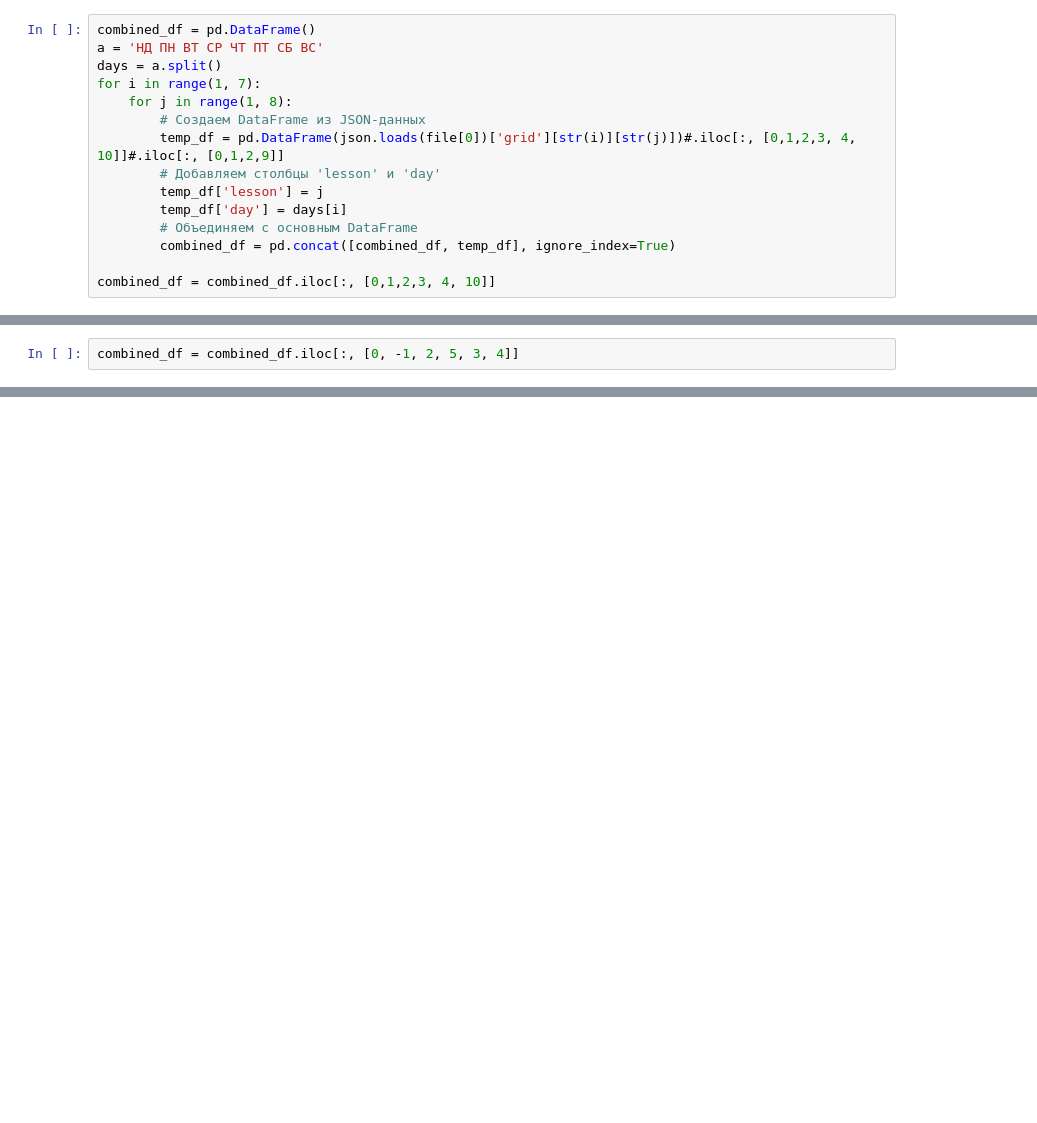
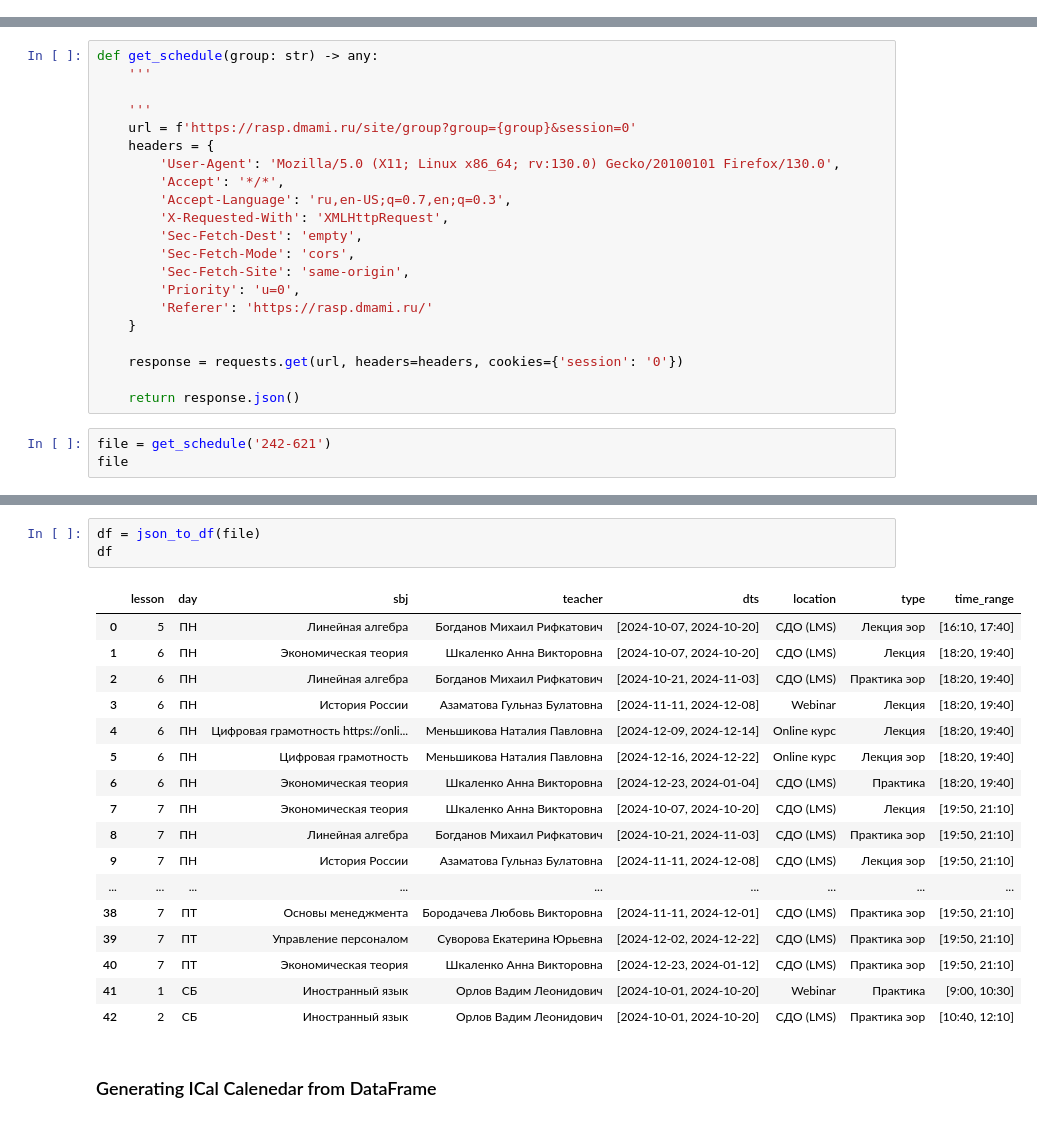
Before and after one commit to artjop/MPY_schedule_gen, a Jupyter notebook: MPY_timetable.ipynb, the cells around one changed output, grey strips where cells are left out. Cells and saved outputs as stored; diff of their text form; blank space fills up the shorter version.

```diff
--- a/MPY_timetable.ipynb
+++ b/MPY_timetable.ipynb
@@ -136,15 +0,0 @@ days
-# %%
-combined_df = pd.DataFrame()
-a = 'НД ПН ВТ СР ЧТ ПТ СБ ВС'
-days = a.split()
-for i in range(1, 7):
-    for j in range(1, 8):
-        # Создаем DataFrame из JSON-данных
-        temp_df = pd.DataFrame(json.loads(file[0])['grid'][str(i)][str(j)])#.iloc[:, [0,1,2,3, 4, 10]]#.iloc[:, [0,1,2,9]]
-        # Добавляем столбцы 'lesson' и 'day'
-        temp_df['lesson'] = j
-        temp_df['day'] = days[i]
-        # Объединяем с основным DataFrame
-        combined_df = pd.concat([combined_df, temp_df], ignore_index=True)
-
-combined_df = combined_df.iloc[:, [0,1,2,3, 4, 10]]
@@ -173,2 +0,0 @@ end
-# %%
-combined_df = combined_df.iloc[:, [0, -1, 2, 5, 3, 4]]
@@ -218,0 +40,24 @@ lessons = {
+# %%
+def get_schedule(group: str) -> any:
+    '''
+
+    '''
+    url = f'https://rasp.dmami.ru/site/group?group={group}&session=0'
+    headers = {
+        'User-Agent': 'Mozilla/5.0 (X11; Linux x86_64; rv:130.0) Gecko/20100101 Firefox/130.0',
+        'Accept': '*/*',
+        'Accept-Language': 'ru,en-US;q=0.7,en;q=0.3',
+        'X-Requested-With': 'XMLHttpRequest',
+        'Sec-Fetch-Dest': 'empty',
+        'Sec-Fetch-Mode': 'cors',
+        'Sec-Fetch-Site': 'same-origin',
+        'Priority': 'u=0',
+        'Referer': 'https://rasp.dmami.ru/'
+    }
+
+    response = requests.get(url, headers=headers, cookies={'session': '0'})
+
+    return response.json()
+# %%
+file = get_schedule('242-621')
+file
@@ -218,0 +146,23 @@ lessons = {
+# %%
+df = json_to_df(file)
+df
+# %% [output]
+|  | lesson | day | sbj | teacher | dts | location | type | time_range |
+| 0 | 5 | ПН | Линейная алгебра | Богданов Михаил Рифкатович | [2024-10-07, 2024-10-20] | СДО (LMS) | Лекция эор | [16:10, 17:40] |
+| 1 | 6 | ПН | Экономическая теория | Шкаленко Анна Викторовна | [2024-10-07, 2024-10-20] | СДО (LMS) | Лекция | [18:20, 19:40] |
+| 2 | 6 | ПН | Линейная алгебра | Богданов Михаил Рифкатович | [2024-10-21, 2024-11-03] | СДО (LMS) | Практика эор | [18:20, 19:40] |
+| 3 | 6 | ПН | История России | Азаматова Гульназ Булатовна | [2024-11-11, 2024-12-08] | Webinar | Лекция | [18:20, 19:40] |
+| 4 | 6 | ПН | Цифровая грамотность https://onli... | Меньшикова Наталия Павловна | [2024-12-09, 2024-12-14] | Online курс | Лекция | [18:20, 19:40] |
+| 5 | 6 | ПН | Цифровая грамотность | Меньшикова Наталия Павловна | [2024-12-16, 2024-12-22] | Online курс | Лекция эор | [18:20, 19:40] |
+| 6 | 6 | ПН | Экономическая теория | Шкаленко Анна Викторовна | [2024-12-23, 2024-01-04] | СДО (LMS) | Практика | [18:20, 19:40] |
+| 7 | 7 | ПН | Экономическая теория | Шкаленко Анна Викторовна | [2024-10-07, 2024-10-20] | СДО (LMS) | Лекция | [19:50, 21:10] |
+| 8 | 7 | ПН | Линейная алгебра | Богданов Михаил Рифкатович | [2024-10-21, 2024-11-03] | СДО (LMS) | Практика эор | [19:50, 21:10] |
+| 9 | 7 | ПН | История России | Азаматова Гульназ Булатовна | [2024-11-11, 2024-12-08] | СДО (LMS) | Лекция эор | [19:50, 21:10] |
+| ... | ... | ... | ... | ... | ... | ... | ... | ... |
+| 38 | 7 | ПТ | Основы менеджмента | Бородачева Любовь Викторовна | [2024-11-11, 2024-12-01] | СДО (LMS) | Практика эор | [19:50, 21:10] |
+| 39 | 7 | ПТ | Управление персоналом | Суворова Екатерина Юрьевна | [2024-12-02, 2024-12-22] | СДО (LMS) | Практика эор | [19:50, 21:10] |
+| 40 | 7 | ПТ | Экономическая теория | Шкаленко Анна Викторовна | [2024-12-23, 2024-01-12] | СДО (LMS) | Практика эор | [19:50, 21:10] |
+| 41 | 1 | СБ | Иностранный язык | Орлов Вадим Леонидович | [2024-10-01, 2024-10-20] | Webinar | Практика | [9:00, 10:30] |
+| 42 | 2 | СБ | Иностранный язык | Орлов Вадим Леонидович | [2024-10-01, 2024-10-20] | СДО (LMS) | Практика эор | [10:40, 12:10] |
+# %% [markdown]
+### Generating ICal Calenedar from DataFrame
```
Also changed, not shown: parts of 34 cells of this notebook, 1 other file.
